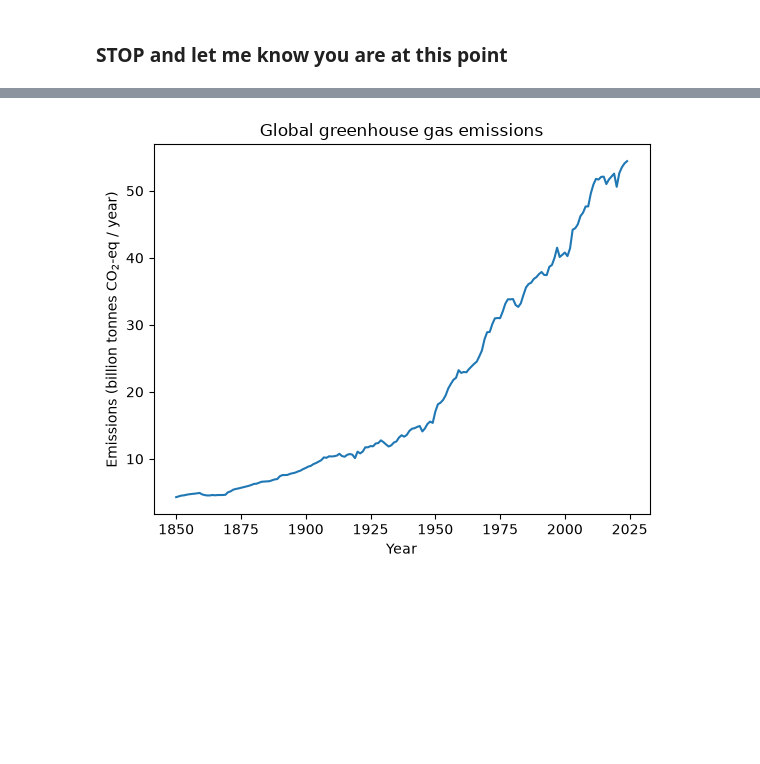
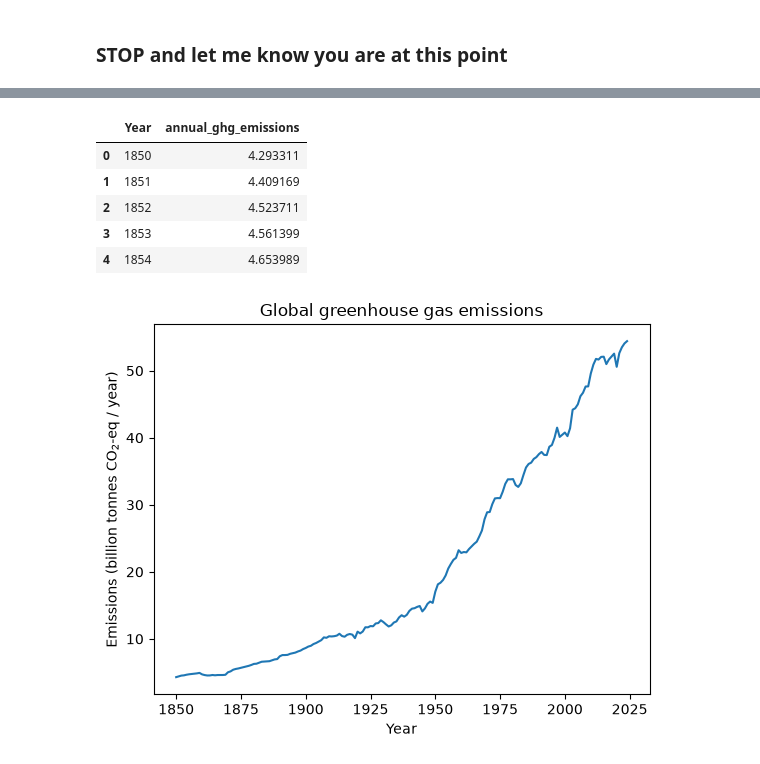
Before and after one commit to fdavenport/CIVE480A-Fall26, a Jupyter notebook: Lab1_Greenhouse_Gases_and_Radiation.ipynb, the cells around one changed output, grey strips where cells are left out. Cells and saved outputs as stored; diff of their text form; code cells hidden in the pictures; blank space fills up the shorter version.

```diff
--- a/Lab1_Greenhouse_Gases_and_Radiation.ipynb
+++ b/Lab1_Greenhouse_Gases_and_Radiation.ipynb
@@ -252 +252,13 @@ The emissions values are in tonnes per year. Dividing by 1e9 (one billion) conve
+# %%
+world_emissions = emissions.groupby('Year')["annual_ghg_emissions"].sum().reset_index()
+world_emissions["annual_ghg_emissions"] = world_emissions["annual_ghg_emissions"] / 1e9
+
+world_emissions.head()
+# %% [output]
+|  | Year | annual_ghg_emissions |
+| 0 | 1850 | 4.293311 |
+| 1 | 1851 | 4.409169 |
+| 2 | 1852 | 4.523711 |
+| 3 | 1853 | 4.561399 |
+| 4 | 1854 | 4.653989 |
 # %%
```
Also changed, not shown: parts of 27 cells of this notebook.
